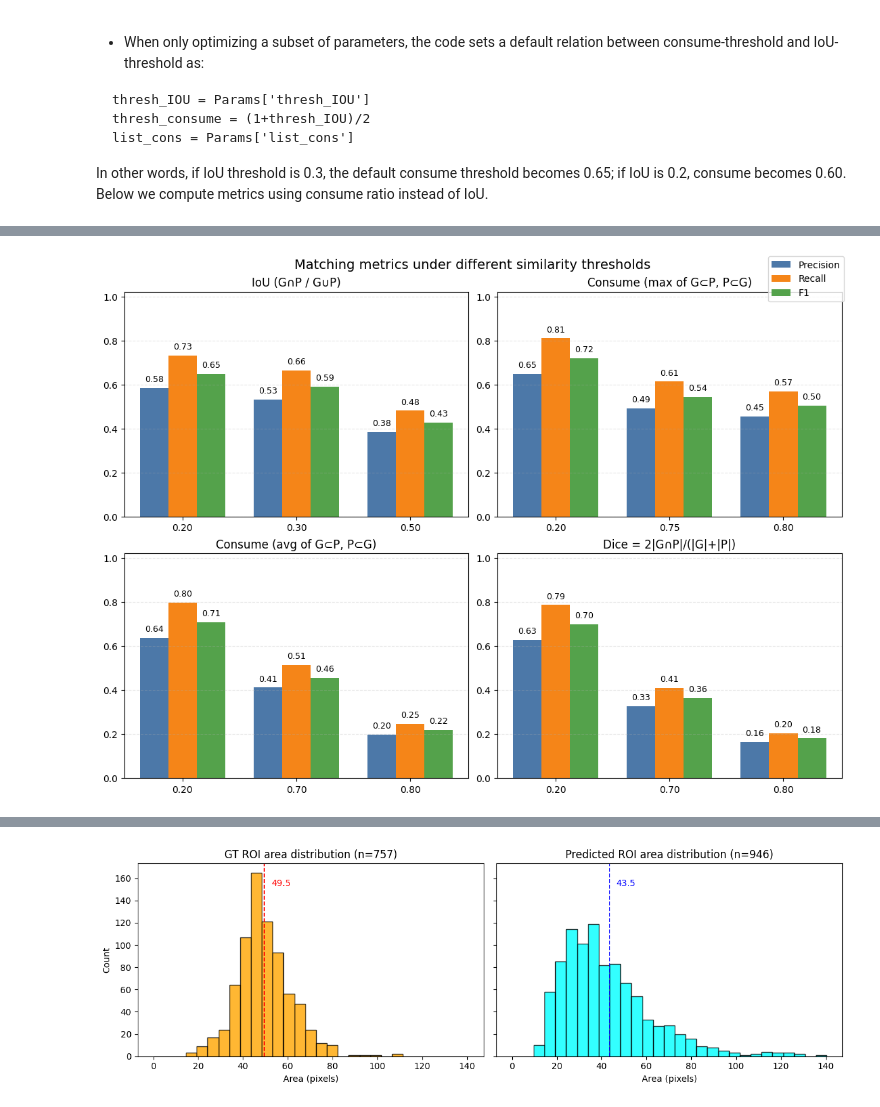
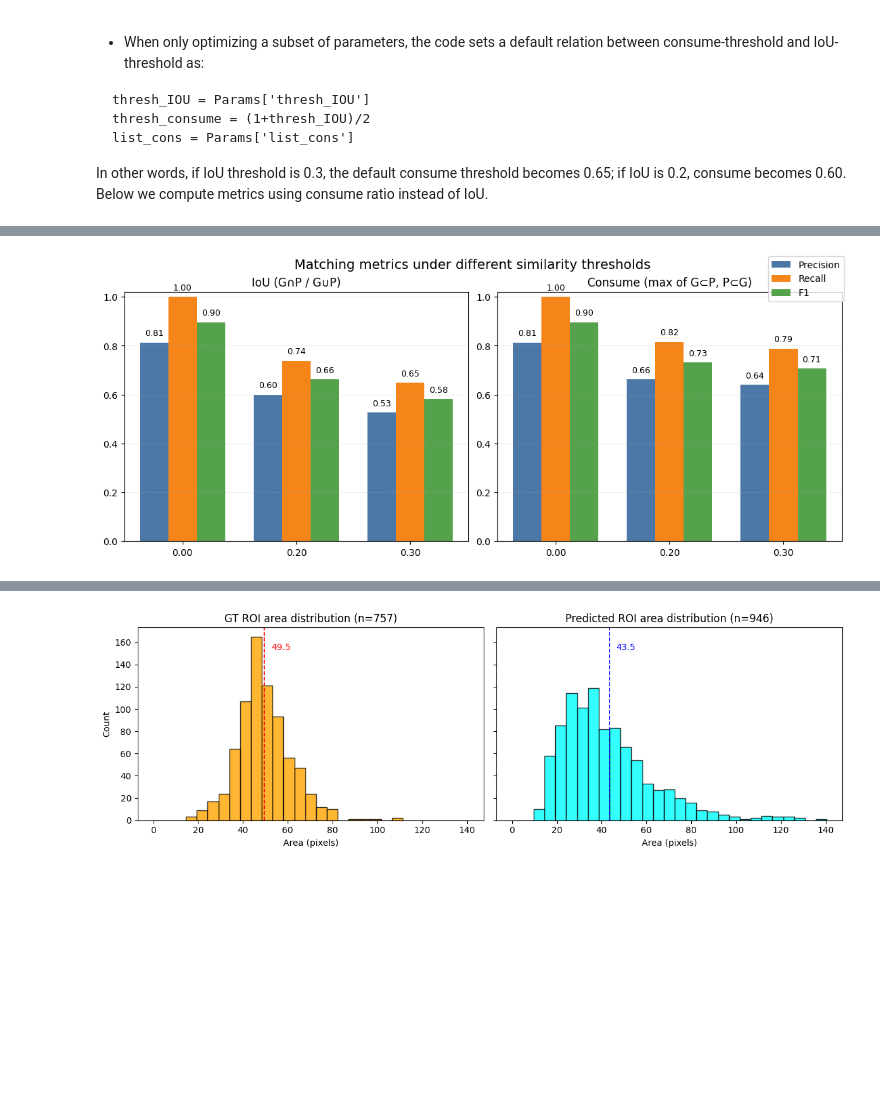
Before and after one commit to nicolebizzini/Shallow-UNet-Neuron-Segmentation_SUNS, a Jupyter notebook: demo/4mouse7_demo_pipeline/4mouse7_demo_analysis.ipynb, the cells around one changed output, grey strips where cells are left out. Saved outputs shown, nothing was run; the diff lists cells and outputs as text; code cells hidden in the pictures; blank space fills up the shorter version.

```diff
--- a/demo/4mouse7_demo_pipeline/4mouse7_demo_analysis.ipynb
+++ b/demo/4mouse7_demo_pipeline/4mouse7_demo_analysis.ipynb
@@ -38,7 +38,7 @@ print('Available sets:', list(suns_config.EXP_ID_SETS.keys()))
 
 # Dataset selection
 active_set = TARGET_SET
-exp_id = 'mouse7_776'
+exp_id = 'mouse7_773'
 
 # Paths for this dataset
 list_Exp_ID = suns_config.EXP_ID_SETS[active_set]
@@ -452,7 +741,7 @@ def regress_out_global(traces, global_trace):
 # -------- compute IoU & match with threshold --------
 IoU = pairwise_iou(gt_masks, pred_masks)
 
-tau = 0.2 # <-- set acceptance threshold here
+tau = 0.20 # <-- set acceptance threshold here
 cost = 1.0 - IoU
 cost[IoU < tau] = 1e6                            # forbid low-overlap pairs
 
@@ -822,42 +1030,40 @@ def plot_metric_panel(ax, name, S, thresholds, colors=None):
     ax.bar(x,      metrics['Recall'],    width=w, label='Recall',    color=colors['Recall'])
     ax.bar(x + w,  metrics['F1'],        width=w, label='F1',        color=colors['F1'])
     ax.set_xticks(x)
     ax.set_xticklabels([f"{t:.2f}" for t in thresholds])
     ax.set_ylim(0, 1.02)
     ax.set_title(name)
     ax.grid(True, axis='y', linestyle='--', alpha=0.3)
 
     # annotate bars
     for i in range(len(thresholds)):
         for j, key in enumerate(['Precision', 'Recall', 'F1']):
             val = metrics[key][i]
             xpos = x[i] + (j-1)*w
             ax.text(xpos, min(val + 0.02, 1.02), f'{val:.2f}', ha='center', va='bottom', fontsize=9)
 
 # -------- compute matrices --------
 gt_masks_bool   = gt_masks.astype(bool)
 pred_masks_bool = pred_masks.astype(bool)
 M = pairwise_overlap_metrics(gt_masks_bool, pred_masks_bool)
 
 # -------- thresholds per metric (edit as you like) --------
-thr_iou   = [0.20, 0.30, 0.50]
-thr_cmax  = [0.20, 0.75, 0.80]   # consume_max (SUNS often uses (1+IoU)/2; IoU=0.5 -> 0.75)
-thr_cavg  = [0.20, 0.70, 0.80]   # consume_avg (softer aggregation)
-thr_dice  = [0.20, 0.70, 0.80]
+thr_iou   = [ 0.0, 0.20, 0.30 ]
+thr_cmax  = [ 0.0, 0.20, 0.30 ]   # consume_max (SUNS often uses (1+IoU)/2; IoU=0.5 -> 0.75)
+# thr_cavg  = [0.20, 0.30, 0.50]   # consume_avg (softer aggregation)
+# thr_dice  = [0.20, 0.30, 0.50]
 
-# -------- plot 2x2 panels --------
-fig, axes = plt.subplots(2, 2, figsize=(11, 8), constrained_layout=True)
+# -------- plot 1x2 panels (IoU and Consume) --------
+fig, axes = plt.subplots(1, 2, figsize=(11, 4.5), constrained_layout=True)
 
-plot_metric_panel(axes[0,0], 'IoU (G∩P / G∪P)',           M['iou'],         thr_iou)
-plot_metric_panel(axes[0,1], 'Consume (max of G⊂P, P⊂G)', M['consume_max'], thr_cmax)
-plot_metric_panel(axes[1,0], 'Consume (avg of G⊂P, P⊂G)', M['consume_avg'], thr_cavg)
-plot_metric_panel(axes[1,1], 'Dice = 2|G∩P|/(|G|+|P|)',    M['dice'],        thr_dice)
+plot_metric_panel(axes[0], 'IoU (G∩P / G∪P)',           M['iou'],         thr_iou)
+plot_metric_panel(axes[1], 'Consume (max of G⊂P, P⊂G)', M['consume_max'], thr_cmax)
 
 # single legend at top-right
-handles, labels = axes[0,0].get_legend_handles_labels()
+handles, labels = axes[0].get_legend_handles_labels()
 fig.legend(handles, labels, loc='upper right')
 
 fig.suptitle('Matching metrics under different similarity thresholds', fontsize=14)
 plt.show()
 # %% [output]
-[figure, old version]
+[figure, new version]
```
Also changed, not shown: parts of 23 cells of this notebook, 28 other files.
